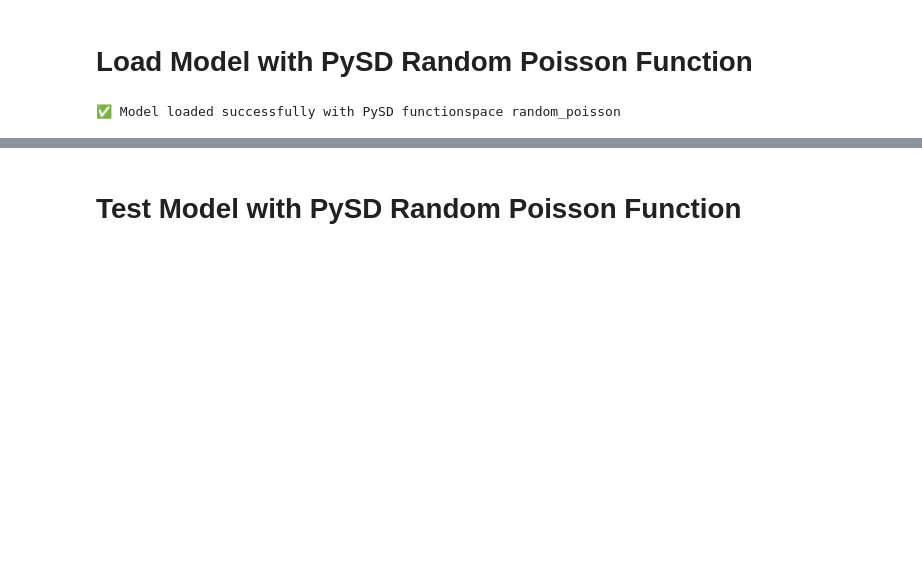
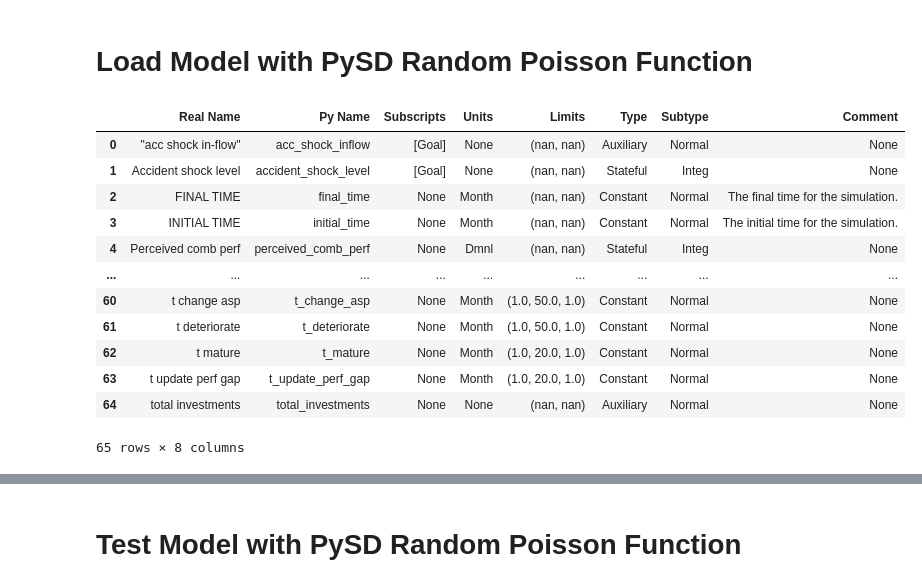
Before and after one commit to georgia-max/OrganizationOscillation, a Jupyter notebook: 2025/2025.12/model_13.ipynb, the cells around one changed output, grey strips where cells are left out. Drawn from its saved outputs; the diff is of its cells as text; code cells hidden in the pictures; blank space fills up the shorter version.

Commit message:
model13 is running

```diff
--- a/2025/2025.12/model_13.ipynb
+++ b/2025/2025.12/model_13.ipynb
@@ -140,7 +136,23 @@ Modules: (('numpy',),)
 # Load Model with PySD Random Poisson Function
 # %%
 # Load the model with PySD functionspace random_poisson
-model = pysd.load("model_13.py")
-print("✅ Model loaded successfully with PySD functionspace random_poisson")
+# model = pysd.load("model_13.py")
+# print("✅ Model loaded successfully with PySD functionspace random_poisson")
+
+
+model = pysd.read_vensim("model_13.mdl")
+model.doc
 # %% [output]
+|  | Real Name | Py Name | Subscripts | Units | Limits | Type | Subtype | Comment |
+| 0 | "acc shock in-flow" | acc_shock_inflow | [Goal] | None | (nan, nan) | Auxiliary | Normal | None |
+| 1 | Accident shock level | accident_shock_level | [Goal] | None | (nan, nan) | Stateful | Integ | None |
+| 2 | FINAL TIME | final_time | None | Month | (nan, nan) | Constant | Normal | The final time for the simulation. |
+| 3 | INITIAL TIME | initial_time | None | Month | (nan, nan) | Constant | Normal | The initial time for the simulation. |
+| 4 | Perceived comb perf | perceived_comb_perf | None | Dmnl | (nan, nan) | Stateful | Integ | None |
+| ... | ... | ... | ... | ... | ... | ... | ... | ... |
+| 60 | t change asp | t_change_asp | None | Month | (1.0, 50.0, 1.0) | Constant | Normal | None |
+| 61 | t deteriorate | t_deteriorate | None | Month | (1.0, 50.0, 1.0) | Constant | Normal | None |
+| 62 | t mature | t_mature | None | Month | (1.0, 20.0, 1.0) | Constant | Normal | None |
+| 63 | t update perf gap | t_update_perf_gap | None | Month | (1.0, 20.0, 1.0) | Constant | Normal | None |
+| 64 | total investments | total_investments | None | None | (nan, nan) | Auxiliary | Normal | None |
-✅ Model loaded successfully with PySD functionspace random_poisson
+65 rows × 8 columns
```
Also changed, not shown: parts of 4 cells of this notebook, 3 other files.
